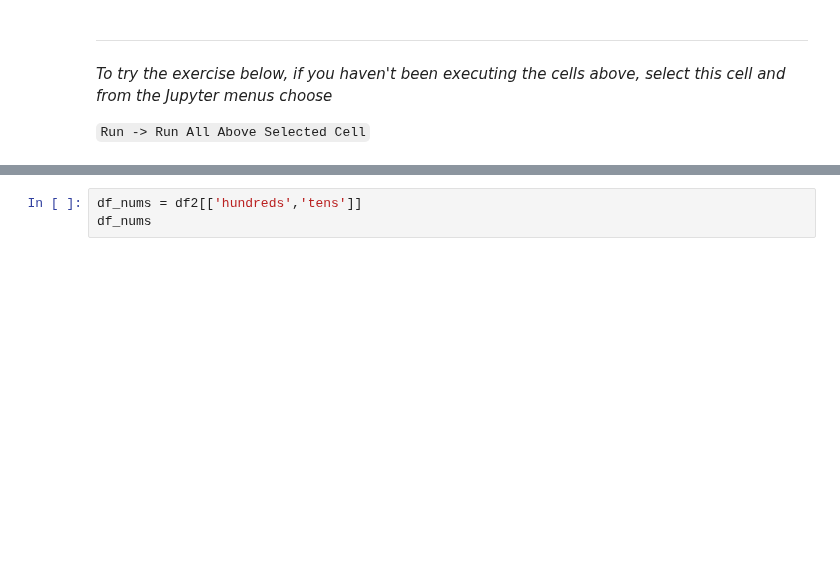
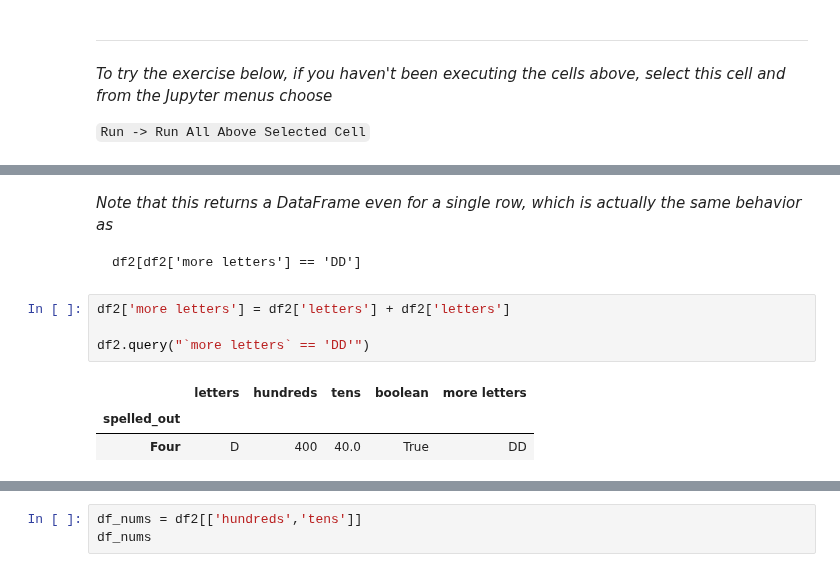
Before and after one commit to emonson/pandas-jupyterlab, a Jupyter notebook: DataFrameAccess.ipynb, the cells around one changed output, grey strips where cells are left out. Saved outputs shown, nothing was run; the diff lists cells and outputs as text; blank space fills up the shorter version.

````diff
--- a/DataFrameAccess.ipynb
+++ b/DataFrameAccess.ipynb
@@ -299,0 +367,14 @@ df2.loc[df2['tens']<35,:]
+# %% [markdown]
+*Note that this returns a DataFrame even for a single row, which is actually the same behavior as*
+
+```
+df2[df2['more letters'] == 'DD']
+```
+# %%
+df2['more letters'] = df2['letters'] + df2['letters']
+
+df2.query("`more letters` == 'DD'")
+# %% [output]
+|  | letters | hundreds | tens | boolean | more letters |
+| spelled_out |  |  |  |  |  |
+| Four | D | 400 | 40.0 | True | DD |
````
Also changed, not shown: parts of 39 cells of this notebook, 3 other files.
